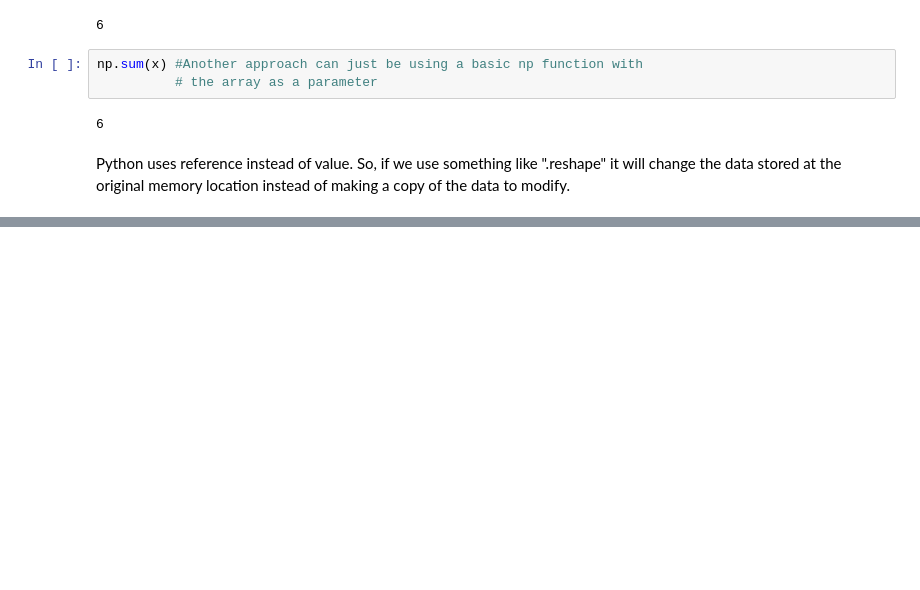
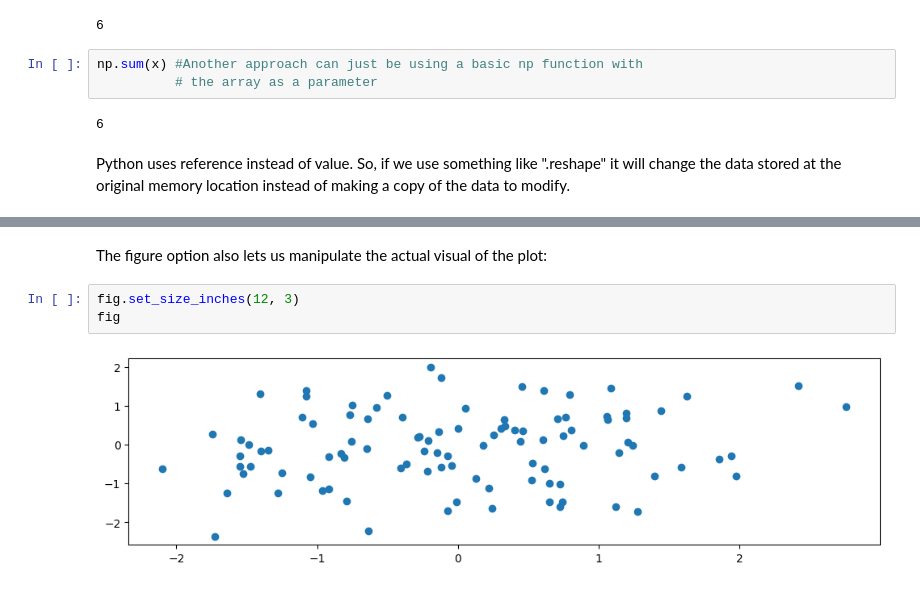
Before and after one commit to stellaPsyduck/followingStandfordSL, a Jupyter notebook: Chapter2_Test.ipynb, the cells around one changed output, grey strips where cells are left out. Drawn from its saved outputs; the diff is of its cells as text; blank space fills up the shorter version.

```diff
--- a/Chapter2_Test.ipynb
+++ b/Chapter2_Test.ipynb
@@ -42,0 +91,7 @@ Python uses reference instead of value. So, if we use something like ".reshape"
+# %% [markdown]
+The figure option also lets us manipulate the actual visual of the plot:
+# %%
+fig.set_size_inches(12, 3)
+fig
+# %% [output]
+[figure, added]
```
Also changed, not shown: parts of 19 cells of this notebook.
